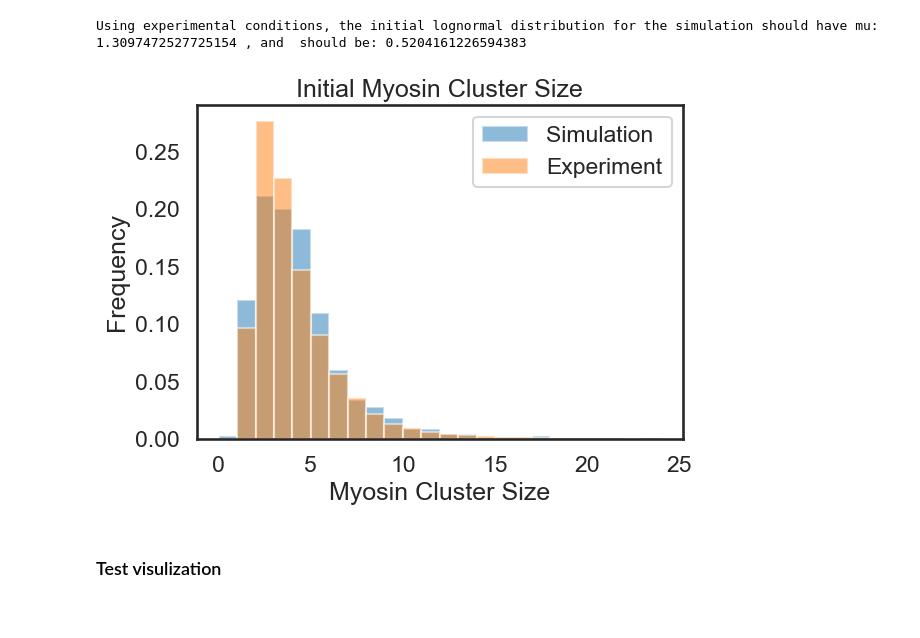
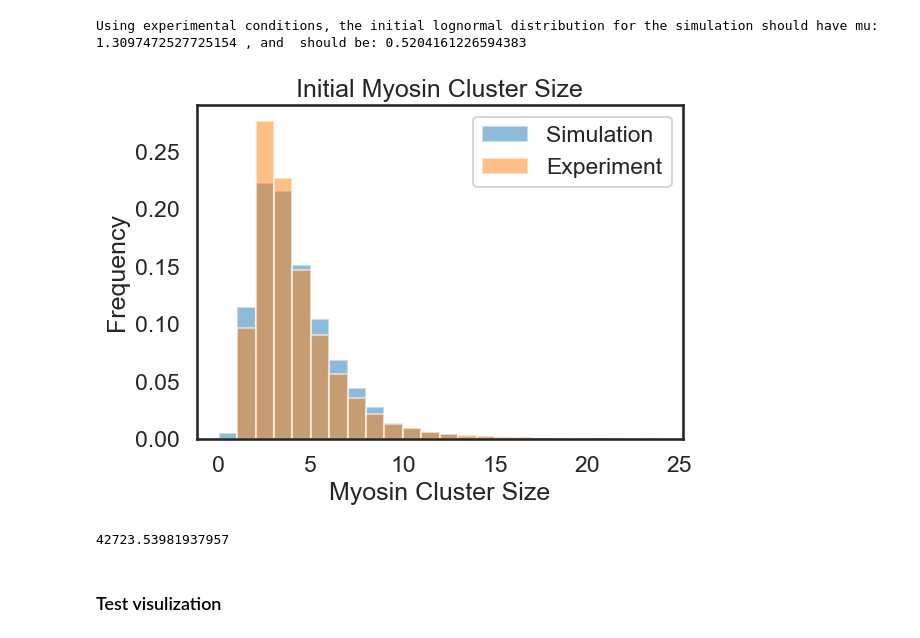
Before and after one commit to WHChou/Myosin-cluster-simulation, a Jupyter notebook: MyosinBinding_v2.ipynb, the cells around one changed output. Cells and saved outputs as stored; diff of their text form; code cells hidden in the pictures.

```diff
--- a/MyosinBinding_v2.ipynb
+++ b/MyosinBinding_v2.ipynb
@@ -194,21 +194,25 @@ print('Using experimental conditions, the initial lognormal distribution for the
 # %% [output]
 Using experimental conditions, the initial lognormal distribution for the simulation should have mu: 1.3097472527725154 , and  should be: 0.5204161226594383
 # %%
-lognormNum1 = GenMyoNum('lognormal', 1000, 1.31, 0.52)
+lognormNum1 = GenMyoNum('lognormal', 10000, 1.31, 0.52)
 sns.set_style("white")
 sns.set_context("talk")
 plt.figure()
 plt.hist(lognormNum1, bins = np.arange(25), density = True, alpha = 0.5, label = 'Simulation')
 plt.hist(allIntYB, bins = np.arange(25), density = True, alpha = 0.5, label = 'Experiment')
 plt.title('Initial Myosin Cluster Size')
 plt.legend()
 plt.xlabel('Myosin Cluster Size')
 plt.ylabel('Frequency')
 plt.tight_layout()
 #plt.show()
-plt.savefig('Initial cluster size.png')
+#plt.savefig('Initial cluster size.png')
 # %% [output]
-[figure, old version]
+[figure, new version]
+# %%
+print(np.sum(lognormNum1))
+# %% [output]
+42723.53981937957
 # %% [markdown]
 ### Test visulization
 # %%
```
Also changed, not shown: parts of 17 cells of this notebook, 1 other file.
